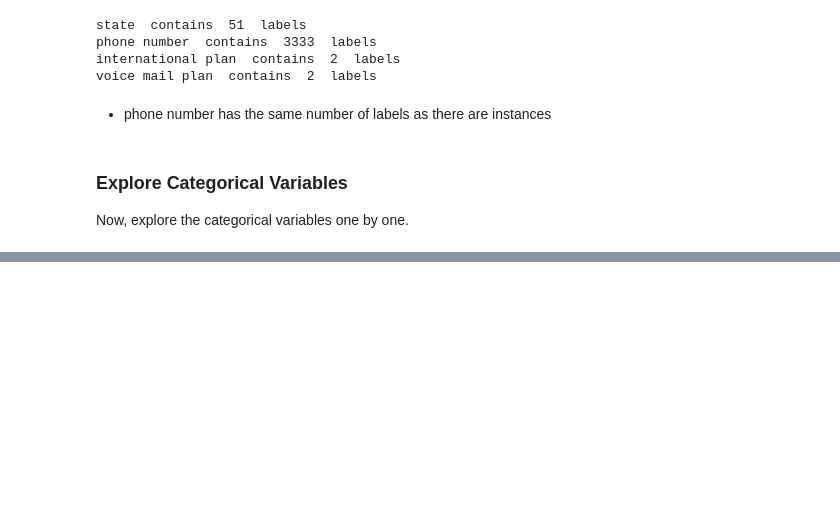
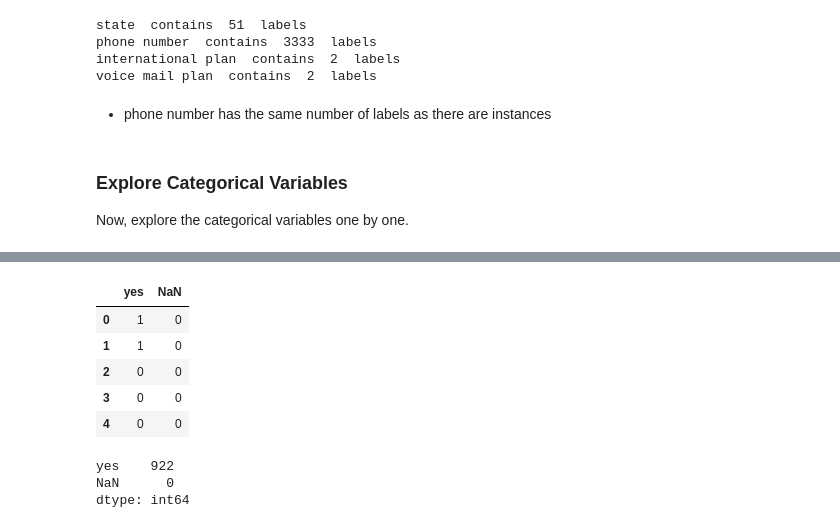
Before and after one commit to NicholasKIRUI/Moringa-Data-Science-Course-Phase-3-Project, a Jupyter notebook: index.ipynb, the cells around one changed output, grey strips where cells are left out. Cells and saved outputs as stored; diff of their text form; code cells hidden in the pictures; blank space fills up the shorter version.

```diff
--- a/index.ipynb
+++ b/index.ipynb
@@ -269,0 +450,23 @@ Now, explore the categorical variables one by one.
+# %%
+# let's do One Hot Encoding of voice mail plan variable
+# get k-1 dummy variables after One Hot Encoding
+# also add an additional dummy variable to indicate there was missing data
+# preview the dataset with head() method
+
+pd.get_dummies(df['voice mail plan'], drop_first=True, dummy_na=True,dtype='int').head()
+# %% [output]
+|  | yes | NaN |
+| 0 | 1 | 0 |
+| 1 | 1 | 0 |
+| 2 | 0 | 0 |
+| 3 | 0 | 0 |
+| 4 | 0 | 0 |
+# %%
+# sum the number of 1s per boolean variable over the rows of the dataset
+# it will tell us how many observations we have for each category
+
+pd.get_dummies(df['voice mail plan'], drop_first=True, dummy_na=True).sum(axis=0)
+# %% [output]
+yes    922
+NaN      0
+dtype: int64
```
Also changed, not shown: parts of 21 cells of this notebook.
